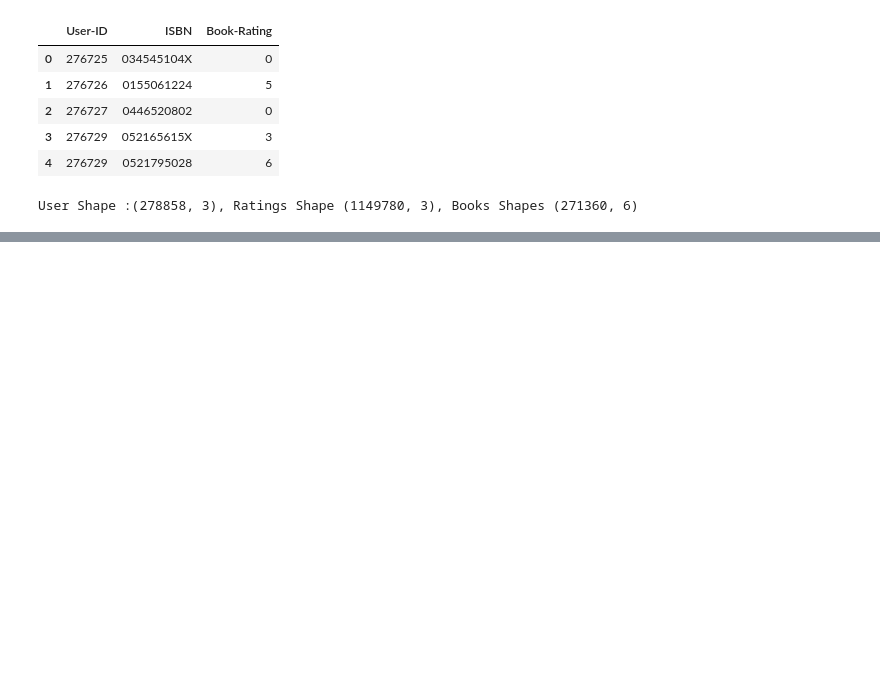
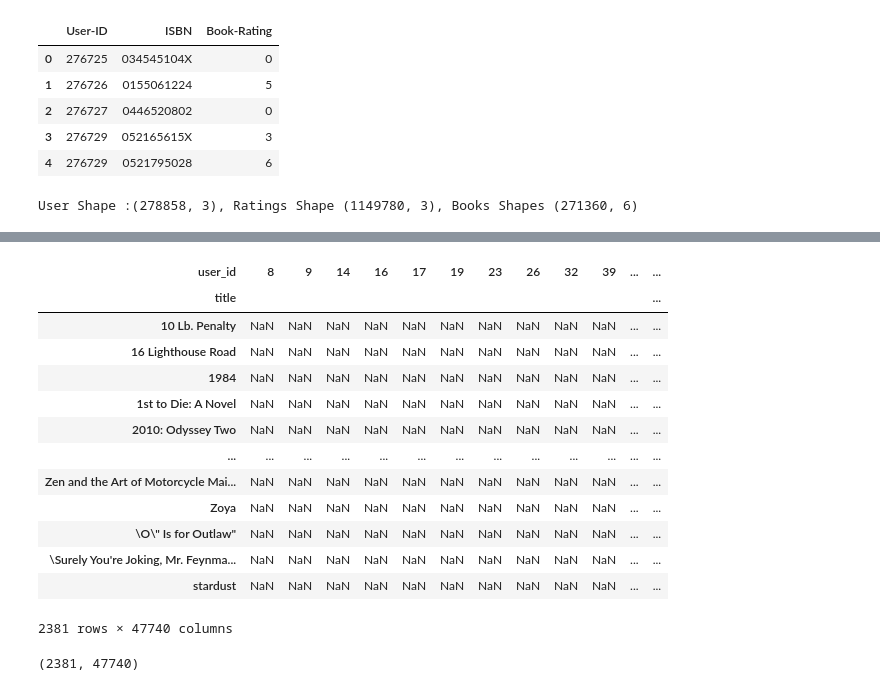
Before and after one commit to Eddythemachine/End-to-End-Books-Recommender-System-Implementation-using-Collaborative-Filtering, a Jupyter notebook: notebook/research.ipynb, the cells around one changed output, grey strips where cells are left out. Saved outputs shown, nothing was run; the diff lists cells and outputs as text; code cells hidden in the pictures; blank space fills up the shorter version.

```diff
--- a/notebook/research.ipynb
+++ b/notebook/research.ipynb
@@ -129,0 +198,9 @@ User Shape :(278858, 3), Ratings Shape (1149780, 3), Books Shapes (271360, 6)
+# %%
+number_rating.rename(
+    columns={
+        "book_rating":"num_of_rating"
+    },
+    inplace=True
+)
+
+number_rating
@@ -129,0 +221,3 @@ User Shape :(278858, 3), Ratings Shape (1149780, 3), Books Shapes (271360, 6)
+# %%
+final_rating = ratings_with_books.merge(number_rating, on="title")
+final_rating.head()
@@ -129,0 +235,2 @@ User Shape :(278858, 3), Ratings Shape (1149780, 3), Books Shapes (271360, 6)
+# %%
+final_rating = final_rating[final_rating["num_of_rating"] > 50]
@@ -129,0 +253,3 @@ User Shape :(278858, 3), Ratings Shape (1149780, 3), Books Shapes (271360, 6)
+# %%
+final_rating.drop_duplicates(["user_id", "title"], inplace=True)
+final_rating.shape
@@ -129,0 +333,22 @@ User Shape :(278858, 3), Ratings Shape (1149780, 3), Books Shapes (271360, 6)
+# %%
+book_pivot = final_rating.pivot_table(columns="user_id", index="title", values="book_rating")
+book_pivot
+# %% [output]
+| user_id | 8 | 9 | 14 | 16 | 17 | 19 | 23 | 26 | 32 | 39 | ... | ... |
+| title |  |  |  |  |  |  |  |  |  |  |  | ... |
+| 10 Lb. Penalty | NaN | NaN | NaN | NaN | NaN | NaN | NaN | NaN | NaN | NaN | ... | ... |
+| 16 Lighthouse Road | NaN | NaN | NaN | NaN | NaN | NaN | NaN | NaN | NaN | NaN | ... | ... |
+| 1984 | NaN | NaN | NaN | NaN | NaN | NaN | NaN | NaN | NaN | NaN | ... | ... |
+| 1st to Die: A Novel | NaN | NaN | NaN | NaN | NaN | NaN | NaN | NaN | NaN | NaN | ... | ... |
+| 2010: Odyssey Two | NaN | NaN | NaN | NaN | NaN | NaN | NaN | NaN | NaN | NaN | ... | ... |
+| ... | ... | ... | ... | ... | ... | ... | ... | ... | ... | ... | ... | ... |
+| Zen and the Art of Motorcycle Mai... | NaN | NaN | NaN | NaN | NaN | NaN | NaN | NaN | NaN | NaN | ... | ... |
+| Zoya | NaN | NaN | NaN | NaN | NaN | NaN | NaN | NaN | NaN | NaN | ... | ... |
+| \O\" Is for Outlaw" | NaN | NaN | NaN | NaN | NaN | NaN | NaN | NaN | NaN | NaN | ... | ... |
+| \Surely You're Joking, Mr. Feynma... | NaN | NaN | NaN | NaN | NaN | NaN | NaN | NaN | NaN | NaN | ... | ... |
+| stardust | NaN | NaN | NaN | NaN | NaN | NaN | NaN | NaN | NaN | NaN | ... | ... |
+2381 rows × 47740 columns
+# %%
+book_pivot.shape
+# %% [output]
+(2381, 47740)
```
Also changed, not shown: parts of 25 cells of this notebook, 2 other files.
